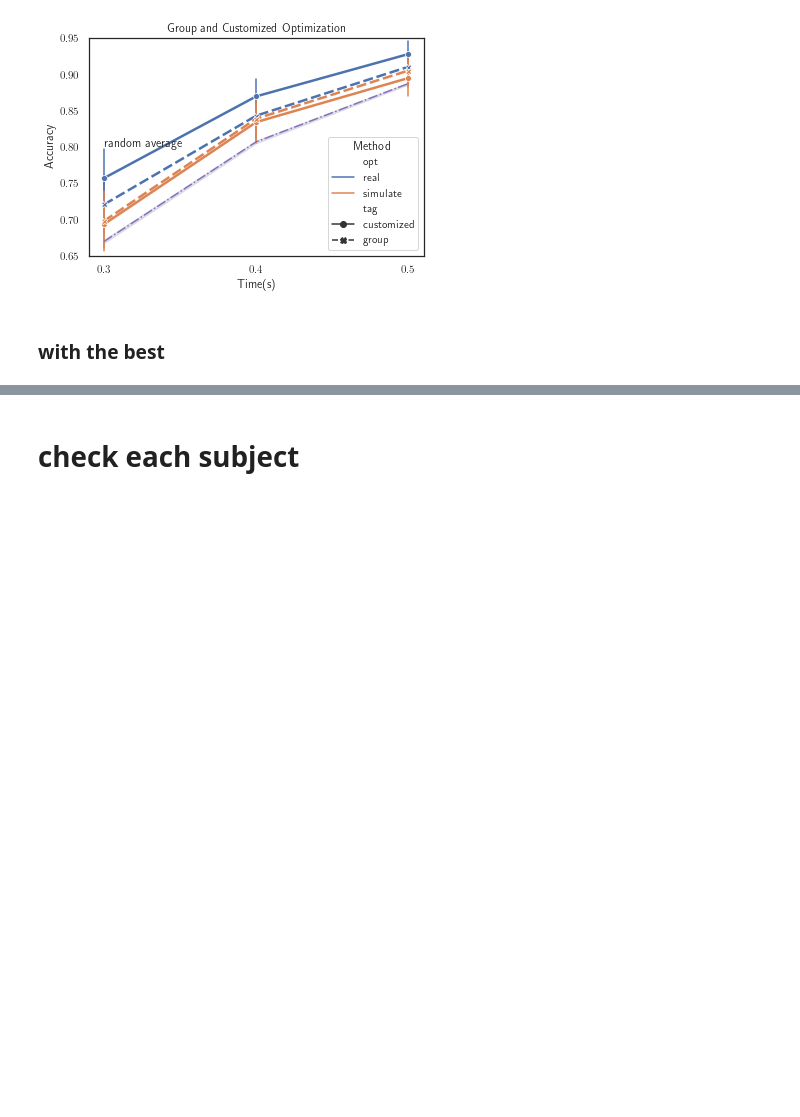
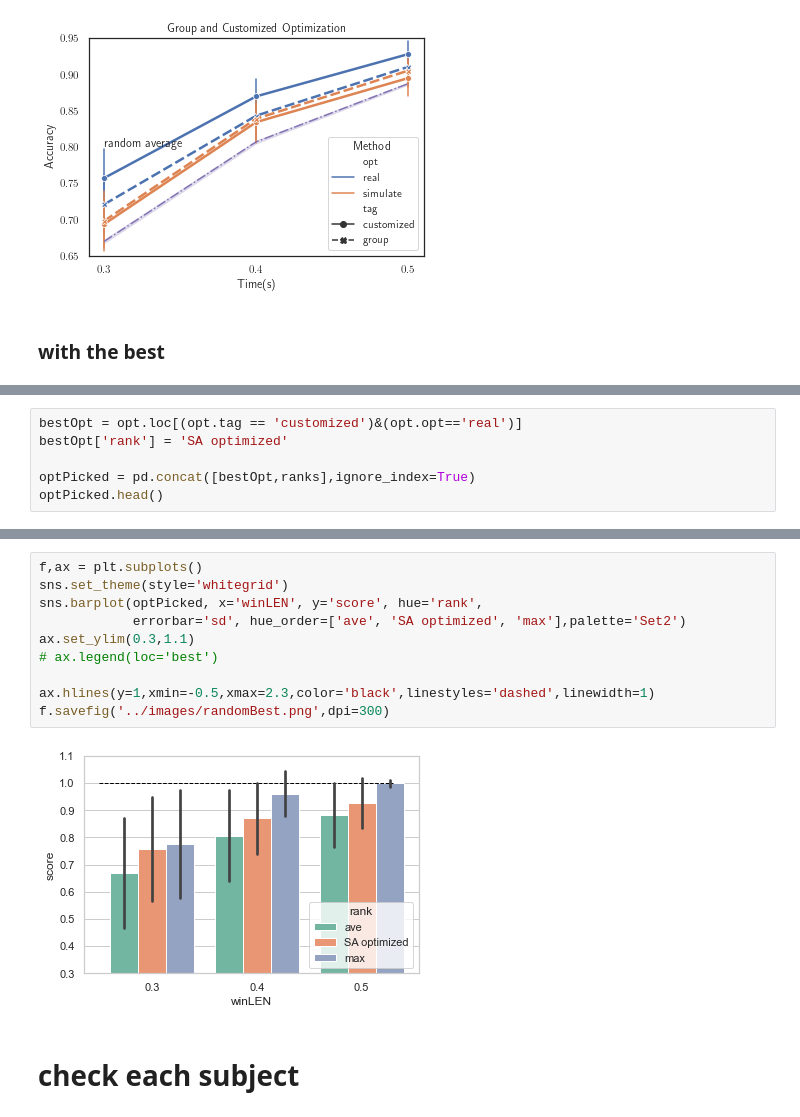
Before and after one commit to shinanlin/WN-BCI, a Jupyter notebook: analysis/optimize.ipynb, the cells around one changed output, grey strips where cells are left out. Saved outputs shown, nothing was run; the diff lists cells and outputs as text; blank space fills up the shorter version.

```diff
--- a/analysis/optimize.ipynb
+++ b/analysis/optimize.ipynb
@@ -288,0 +326,6 @@ x
+# %%
+bestOpt = opt.loc[(opt.tag == 'customized')&(opt.opt=='real')]
+bestOpt['rank'] = 'SA optimized'
+
+optPicked = pd.concat([bestOpt,ranks],ignore_index=True)
+optPicked.head()
@@ -289,3 +344,15 @@ x
+# %%
+f,ax = plt.subplots()
+sns.set_theme(style='whitegrid')
+sns.barplot(optPicked, x='winLEN', y='score', hue='rank',
+            errorbar='sd', hue_order=['ave', 'SA optimized', 'max'],palette='Set2')
+ax.set_ylim(0.3,1.1)
+# ax.legend(loc='best')
+
+ax.hlines(y=1,xmin=-0.5,xmax=2.3,color='black',linestyles='dashed',linewidth=1)
+f.savefig('../images/randomBest.png',dpi=300)
+# %% [output]
+[figure, added]
 # %% [markdown]
 # check each subject
 # %%
```
Also changed, not shown: parts of 9 cells of this notebook, 3 other files.
